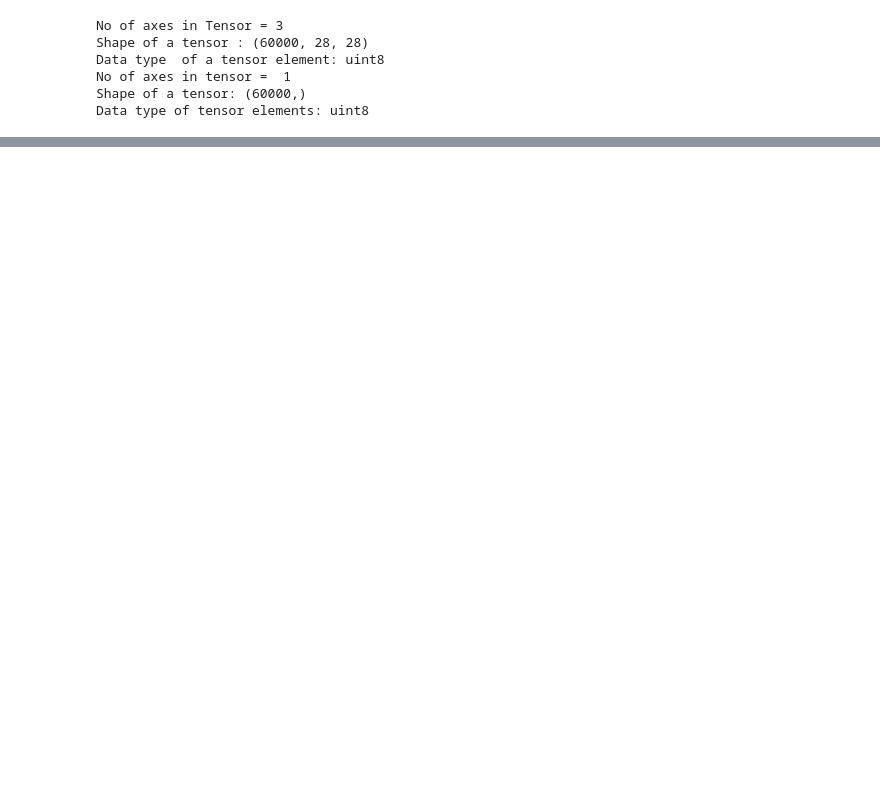
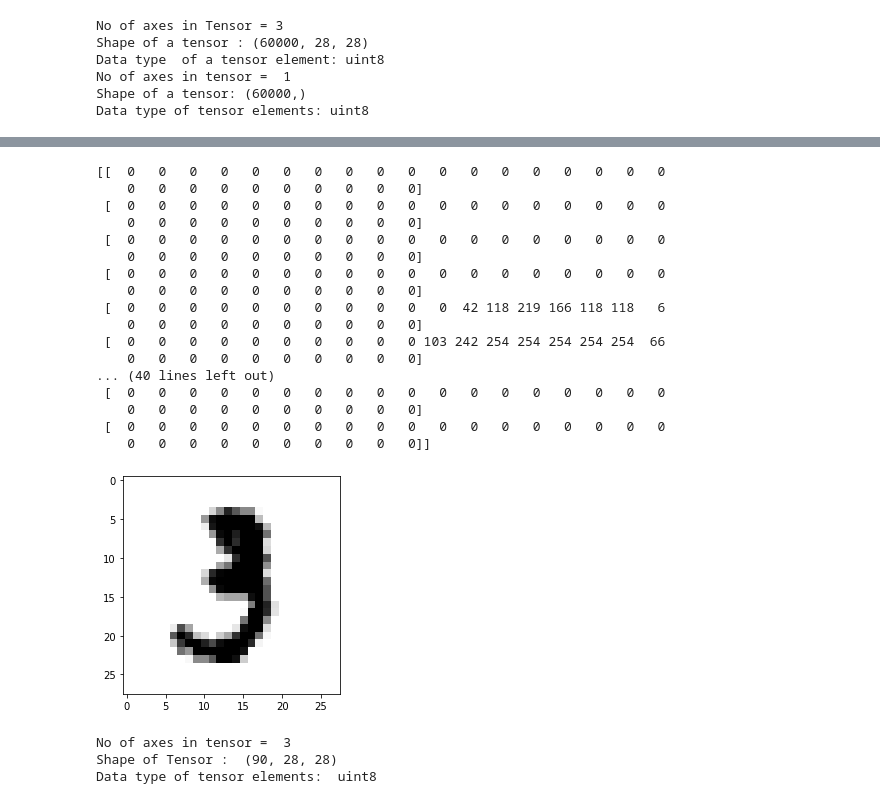
Before and after one commit to obulreddy-k/Practical_ML, a Jupyter notebook: Hello_World.ipynb, the cells around one changed output, grey strips where cells are left out. Cells and saved outputs as stored; diff of their text form; code cells hidden in the pictures; blank space fills up the shorter version.

```diff
--- a/Hello_World.ipynb
+++ b/Hello_World.ipynb
@@ -164,0 +212,37 @@ Data type of tensor elements: uint8
+# %%
+#Question : Write the code to look at the 11th data point in the traing set and display the number with the help of imshow
+i = 10
+x_i = x_train[i]
+print(x_i)
+display_image(x_i)
+# %% [output]
+[[  0   0   0   0   0   0   0   0   0   0   0   0   0   0   0   0   0   0
+    0   0   0   0   0   0   0   0   0   0]
+ [  0   0   0   0   0   0   0   0   0   0   0   0   0   0   0   0   0   0
+    0   0   0   0   0   0   0   0   0   0]
+ [  0   0   0   0   0   0   0   0   0   0   0   0   0   0   0   0   0   0
+    0   0   0   0   0   0   0   0   0   0]
+ [  0   0   0   0   0   0   0   0   0   0   0   0   0   0   0   0   0   0
+    0   0   0   0   0   0   0   0   0   0]
+ [  0   0   0   0   0   0   0   0   0   0   0  42 118 219 166 118 118   6
+    0   0   0   0   0   0   0   0   0   0]
+ [  0   0   0   0   0   0   0   0   0   0 103 242 254 254 254 254 254  66
+    0   0   0   0   0   0   0   0   0   0]
+... (40 lines left out)
+ [  0   0   0   0   0   0   0   0   0   0   0   0   0   0   0   0   0   0
+    0   0   0   0   0   0   0   0   0   0]
+ [  0   0   0   0   0   0   0   0   0   0   0   0   0   0   0   0   0   0
+    0   0   0   0   0   0   0   0   0   0]]
+[figure, added]
+# %%
+#Select Multiple Data Points
+#select data point from 10 to 100 (100 is not included)
+x_train_slice = x_train[10:100]
+#print(x_train_slice)
+print("No of axes in tensor = ",x_train_slice.ndim)
+print("Shape of Tensor : ",x_train_slice.shape)
+print("Data type of tensor elements: ",x_train_slice.dtype)
+# %% [output]
+No of axes in tensor =  3
+Shape of Tensor :  (90, 28, 28)
+Data type of tensor elements:  uint8
```
Also changed, not shown: parts of 3 cells of this notebook.
